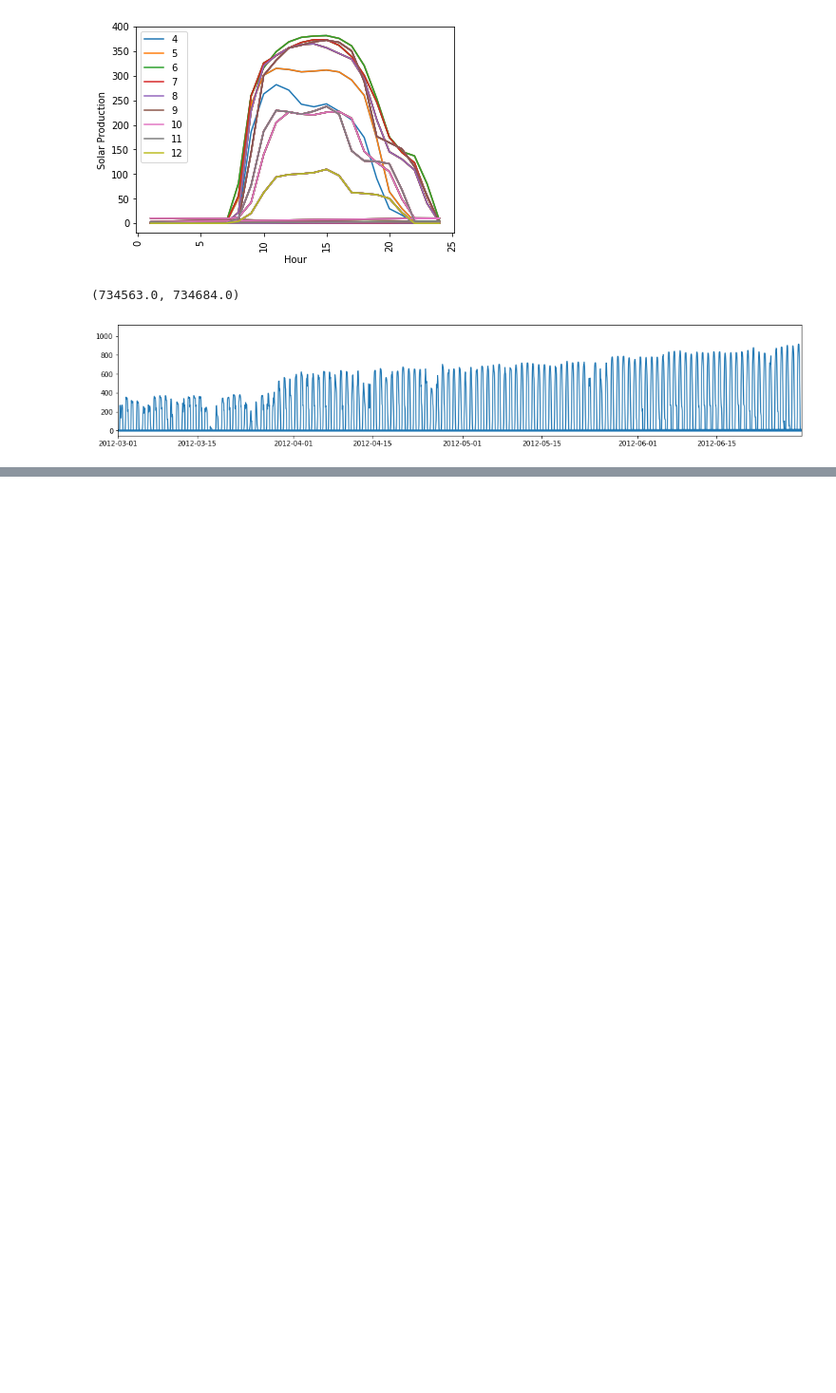
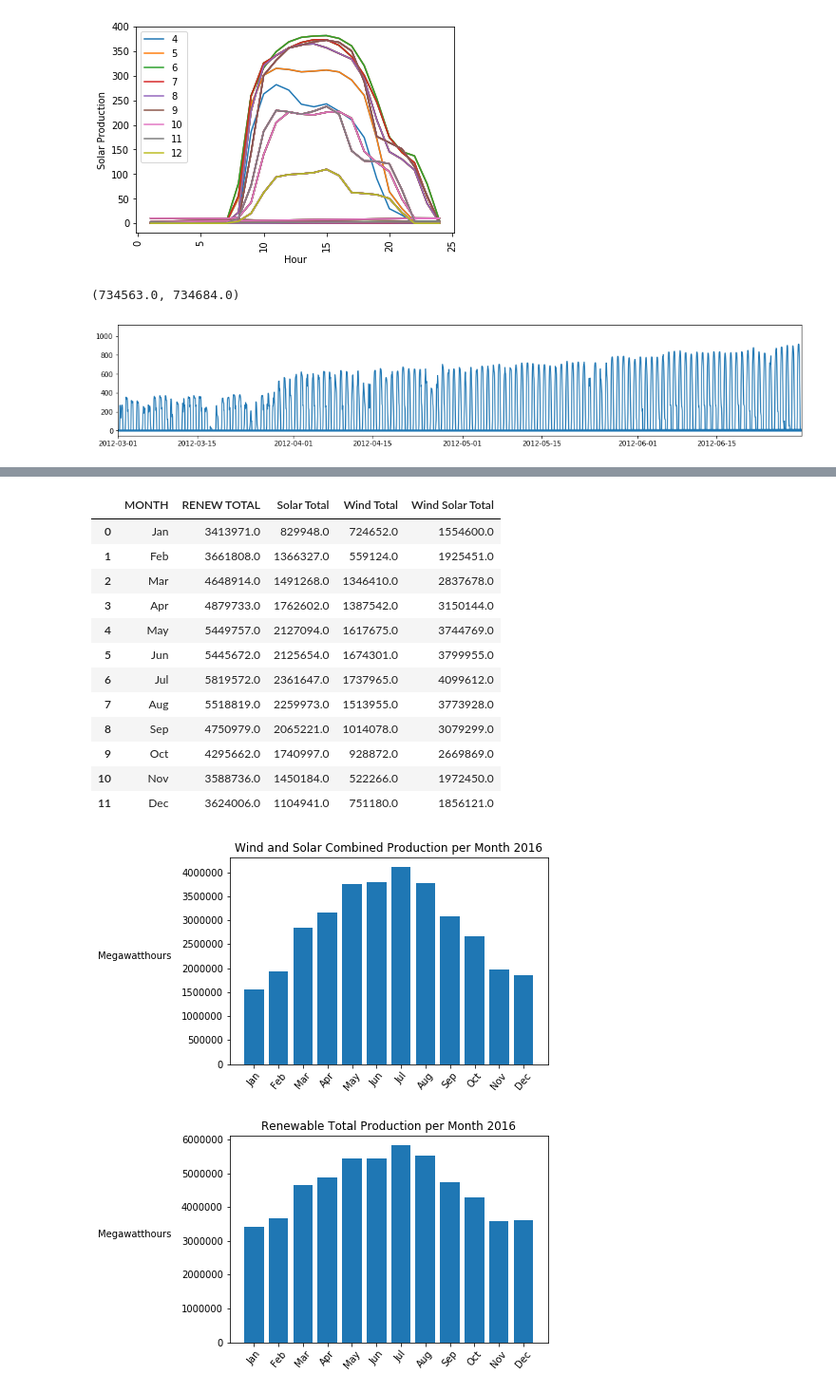
Before and after one commit to scottinsactown/California-Renewable-Energy--data-analysis, a Jupyter notebook: Project starter Book .ipynb, the cells around one changed output, grey strips where cells are left out. Shown at 95% size. Cells and saved outputs as stored; diff of their text form; code cells hidden in the pictures; blank space fills up the shorter version.

```diff
--- a/Project starter Book .ipynb
+++ b/Project starter Book .ipynb
@@ -209,0 +203,52 @@ plt.show()
+# %%
+full_data = pd.read_csv('all_breakdown.csv')
+full_data['SOLAR'] = full_data['SOLAR'].fillna(0)
+full_data['SOLAR PV'] = full_data['SOLAR PV'].fillna(0)
+full_data['SOLAR THERMAL'] = full_data['SOLAR THERMAL'].fillna(0)
+full_data['SOLAR TOTAL'] = full_data['SOLAR']+full_data['SOLAR PV']+full_data['SOLAR THERMAL']
+full_data['TIMESTAMP'] = pd.to_datetime(full_data['TIMESTAMP'])
+full_data['TIMESTAMP'] = pd.to_datetime(full_data['TIMESTAMP'])
+full_data['MONTH'] = full_data['TIMESTAMP'].dt.month
+full_data['YEAR'] = full_data['TIMESTAMP'].dt.year
+full_data['DAY'] = full_data['TIMESTAMP'].dt.day
+full_data['WIND SOLAR'] = full_data['SOLAR TOTAL'] + full_data['WIND TOTAL']
+full_data['RENEW TOTAL'] = full_data['BIOGAS'] + full_data['BIOMASS']+ full_data['GEOTHERMAL']+full_data['GEOTHERMAL']+full_data['WIND SOLAR']
+
+YearMonthGrouped = full_data.groupby(['YEAR','MONTH'])
+monthly_sum = pd.DataFrame(YearMonthGrouped['RENEW TOTAL'].sum())
+
+monthly_sum['Solar Total'] = YearMonthGrouped['SOLAR TOTAL'].sum()
+monthly_sum['Wind Total'] = YearMonthGrouped['WIND TOTAL'].sum()
+monthly_sum['Wind Solar Total'] = YearMonthGrouped['WIND SOLAR'].sum()
+
+data_16 = monthly_sum.loc[2016].reset_index()
+data_16['MONTH'] = data_16['MONTH'].map({1:'Jan',2:'Feb',3:'Mar',4:'Apr',5:'May',6:'Jun',7:'Jul',8:'Aug',9:'Sep',10:'Oct',11:'Nov',12:'Dec'})
+display(data_16.head(12))
+
+plt.bar(data_16['MONTH'],data_16['Wind Solar Total'])
+plt.xticks(rotation=50)
+plt.title('Wind and Solar Combined Production per Month 2016')
+plt.ylabel("Megawatthours  ",rotation='0',ha='right')
+plt.show()
+
+plt.bar(data_16['MONTH'],data_16['RENEW TOTAL'])
+plt.xticks(rotation=50)
+plt.title('Renewable Total Production per Month 2016')
+plt.ylabel("Megawatthours  ",rotation='0',ha='right')
+plt.show()
+# %% [output]
+|  | MONTH | RENEW TOTAL | Solar Total | Wind Total | Wind Solar Total |
+| 0 | Jan | 3413971.0 | 829948.0 | 724652.0 | 1554600.0 |
+| 1 | Feb | 3661808.0 | 1366327.0 | 559124.0 | 1925451.0 |
+| 2 | Mar | 4648914.0 | 1491268.0 | 1346410.0 | 2837678.0 |
+| 3 | Apr | 4879733.0 | 1762602.0 | 1387542.0 | 3150144.0 |
+| 4 | May | 5449757.0 | 2127094.0 | 1617675.0 | 3744769.0 |
+| 5 | Jun | 5445672.0 | 2125654.0 | 1674301.0 | 3799955.0 |
+| 6 | Jul | 5819572.0 | 2361647.0 | 1737965.0 | 4099612.0 |
+| 7 | Aug | 5518819.0 | 2259973.0 | 1513955.0 | 3773928.0 |
+| 8 | Sep | 4750979.0 | 2065221.0 | 1014078.0 | 3079299.0 |
+| 9 | Oct | 4295662.0 | 1740997.0 | 928872.0 | 2669869.0 |
+| 10 | Nov | 3588736.0 | 1450184.0 | 522266.0 | 1972450.0 |
+| 11 | Dec | 3624006.0 | 1104941.0 | 751180.0 | 1856121.0 |
+[figure, added]
+[figure, added]
```
Also changed, not shown: parts of 8 cells of this notebook.
